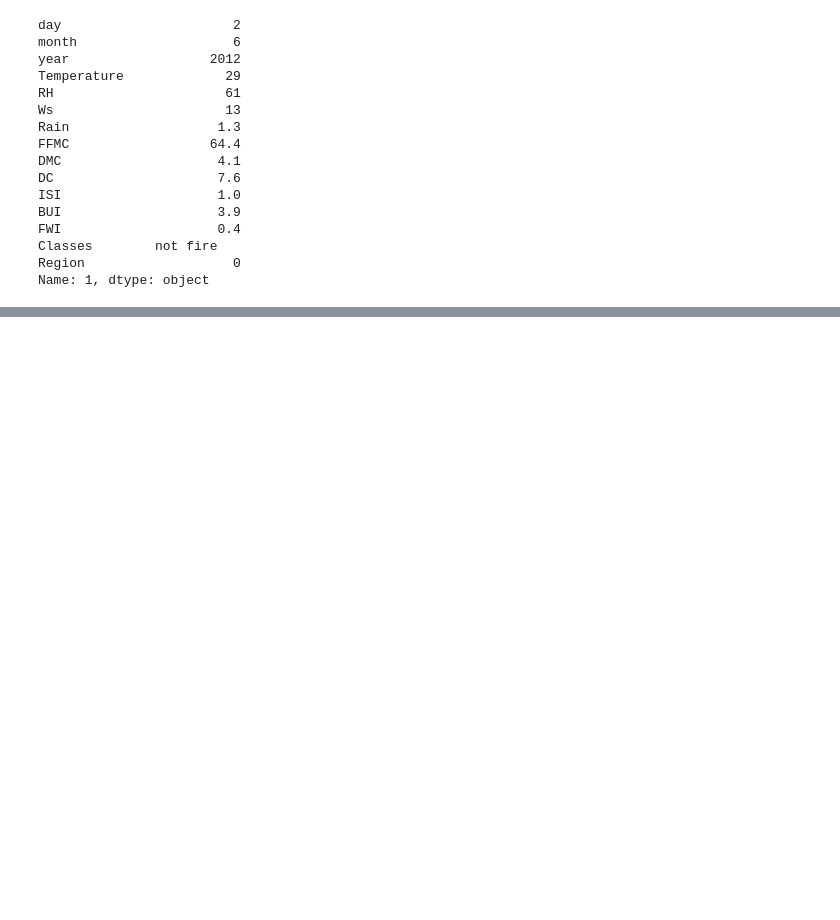
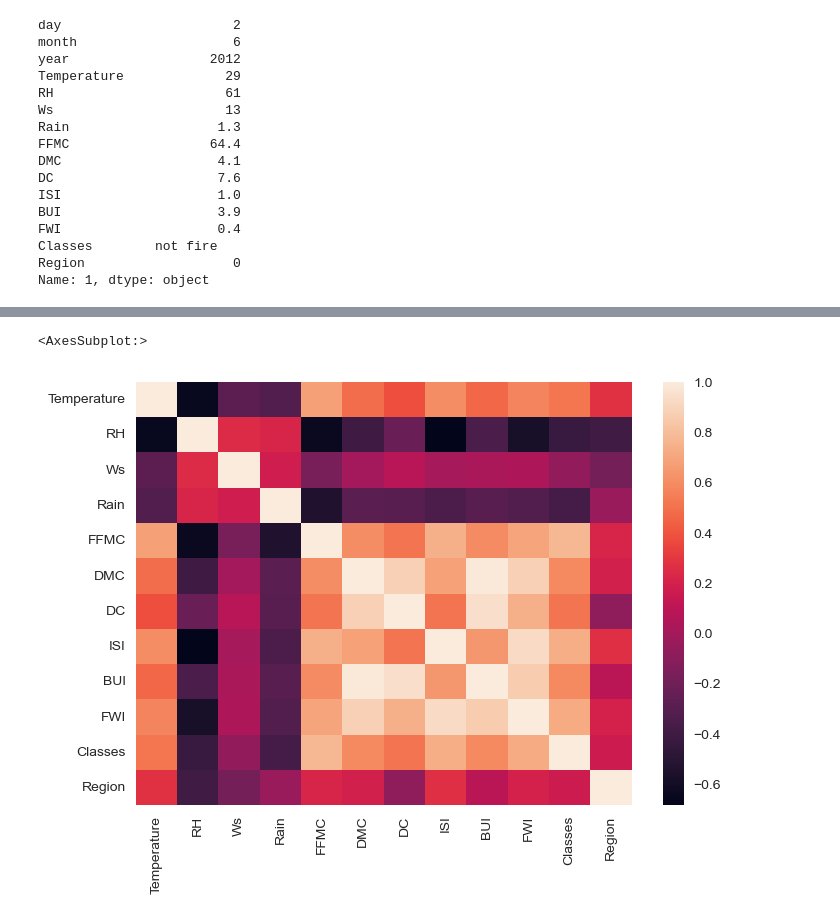
Before and after one commit to psultania1000/ml-playground, a Jupyter notebook: 3.LinearRegression/Ridge+Lasso+Regression.ipynb, the cells around one changed output, grey strips where cells are left out. Cells and saved outputs as stored; diff of their text form; code cells hidden in the pictures; blank space fills up the shorter version.

```diff
--- a/3.LinearRegression/Ridge+Lasso+Regression.ipynb
+++ b/3.LinearRegression/Ridge+Lasso+Regression.ipynb
@@ -284,0 +368,5 @@ df.drop(165).reset_index(drop=True)
+# %%
+sns.heatmap(df_copy.corr())
+# %% [output]
+<AxesSubplot:>
+[figure, added]
```
Also changed, not shown: parts of 17 cells of this notebook, 6 other files.
